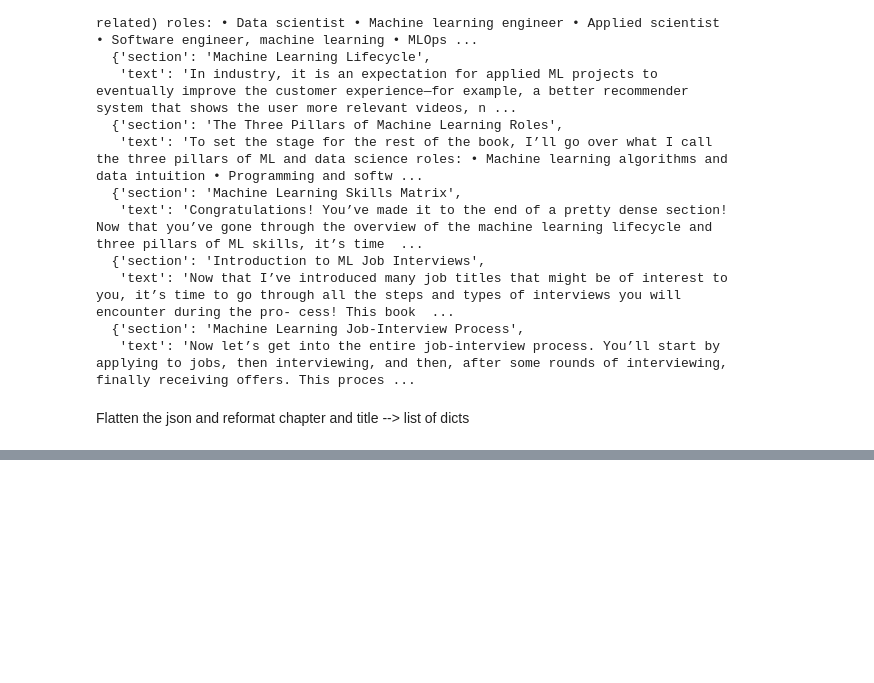
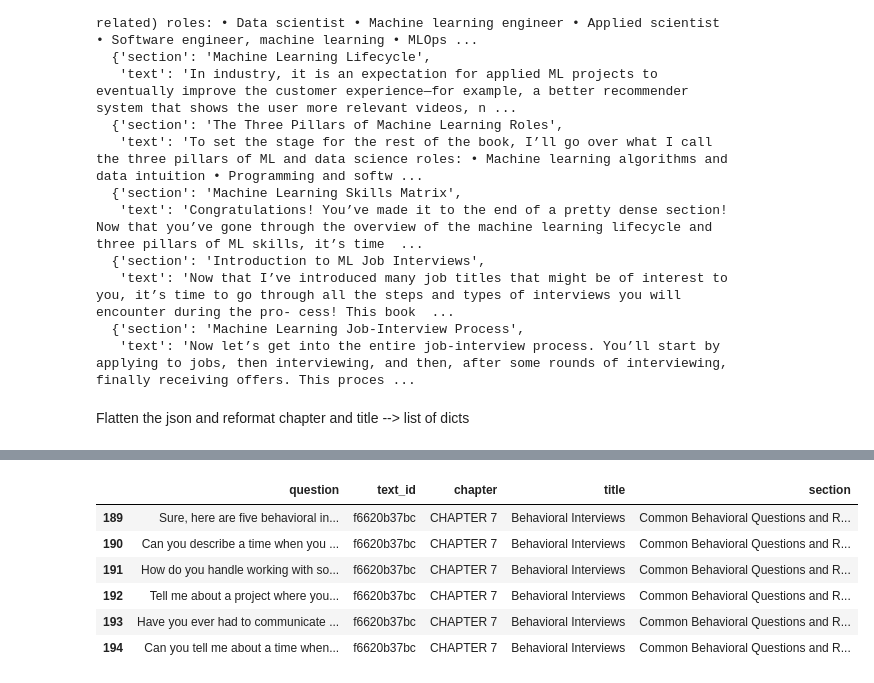
Before and after one commit to AMaldu/interview_preparation_bot, a Jupyter notebook: notebooks/ground_truth_data.ipynb, the cells around one changed output, grey strips where cells are left out. Cells and saved outputs as stored; diff of their text form; code cells hidden in the pictures; blank space fills up the shorter version.

```diff
--- a/notebooks/ground_truth_data.ipynb
+++ b/notebooks/ground_truth_data.ipynb
@@ -291,3 +240,14 @@ dee0126444    5
 Name: count, dtype: int64
 # %%
 df_cleaned = df.copy()
+# %%
+repeated_ids = df_cleaned[df_cleaned['text_id'] == 'f6620b37bc']
+repeated_ids
+# %% [output]
+|  | question | text_id | chapter | title | section |
+| 189 | Sure, here are five behavioral in... | f6620b37bc | CHAPTER 7 | Behavioral Interviews | Common Behavioral Questions and R... |
+| 190 | Can you describe a time when you ... | f6620b37bc | CHAPTER 7 | Behavioral Interviews | Common Behavioral Questions and R... |
+| 191 | How do you handle working with so... | f6620b37bc | CHAPTER 7 | Behavioral Interviews | Common Behavioral Questions and R... |
+| 192 | Tell me about a project where you... | f6620b37bc | CHAPTER 7 | Behavioral Interviews | Common Behavioral Questions and R... |
+| 193 | Have you ever had to communicate ... | f6620b37bc | CHAPTER 7 | Behavioral Interviews | Common Behavioral Questions and R... |
+| 194 | Can you tell me about a time when... | f6620b37bc | CHAPTER 7 | Behavioral Interviews | Common Behavioral Questions and R... |
```
Also changed, not shown: parts of 46 cells of this notebook.
